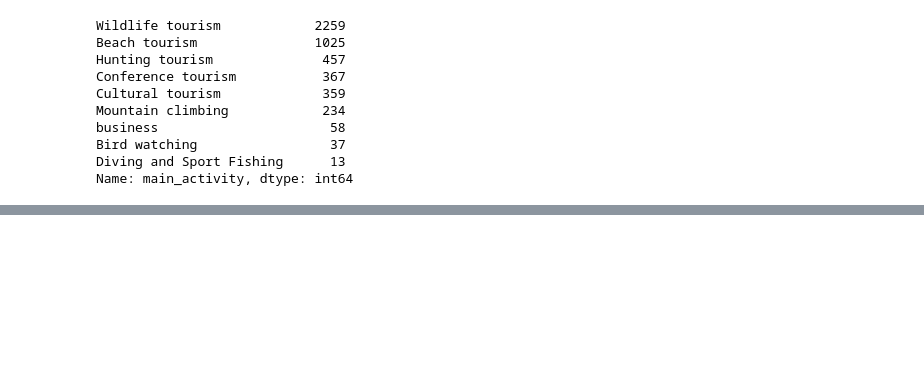
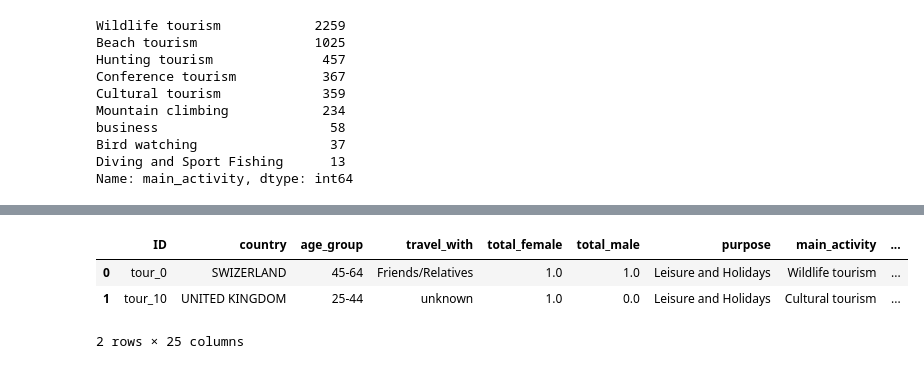
Before and after one commit to phelly/publicAPIs, a Jupyter notebook: Tourism Prediction.ipynb, the cells around one changed output, grey strips where cells are left out. Saved outputs shown, nothing was run; the diff lists cells and outputs as text; code cells hidden in the pictures; blank space fills up the shorter version.

```diff
--- a/Tourism Prediction.ipynb
+++ b/Tourism Prediction.ipynb
@@ -288,3 +289,7 @@ business                      58
 Bird watching                 37
 Diving and Sport Fishing      13
 Name: main_activity, dtype: int64
+# %%
+main_fe = train_df.groupby('main_activity').size()/len(train_df)
+train_df.loc[:,'main_activity_fe']= train_df['main_activity'].map(main_fe)
+train_df.head()
@@ -290,0 +304,9 @@ Name: main_activity, dtype: int64
+# %%
+fe = train_df.groupby('country').size()/len(train_df)
+train_df.loc[:,'country_fe'] = train_df['country'].map(fe)
+train_df.head(2)
+# %% [output]
+|  | ID | country | age_group | travel_with | total_female | total_male | purpose | main_activity | ... |
+| 0 | tour_0 | SWIZERLAND | 45-64 | Friends/Relatives | 1.0 | 1.0 | Leisure and Holidays | Wildlife tourism | ... |
+| 1 | tour_10 | UNITED KINGDOM | 25-44 | unknown | 1.0 | 0.0 | Leisure and Holidays | Cultural tourism | ... |
+2 rows × 25 columns
```
Also changed, not shown: parts of 4 cells of this notebook.
